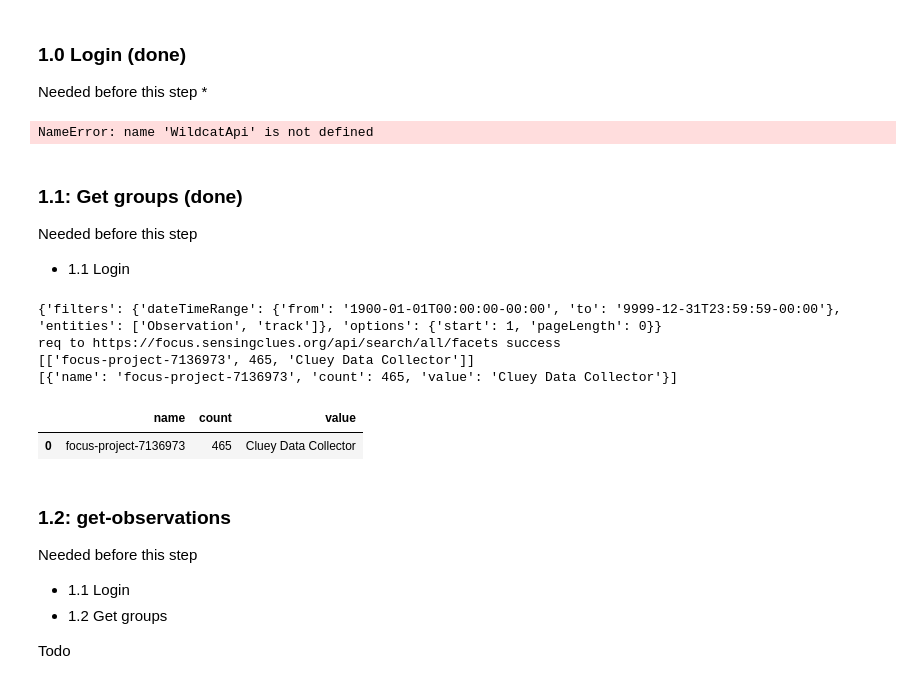
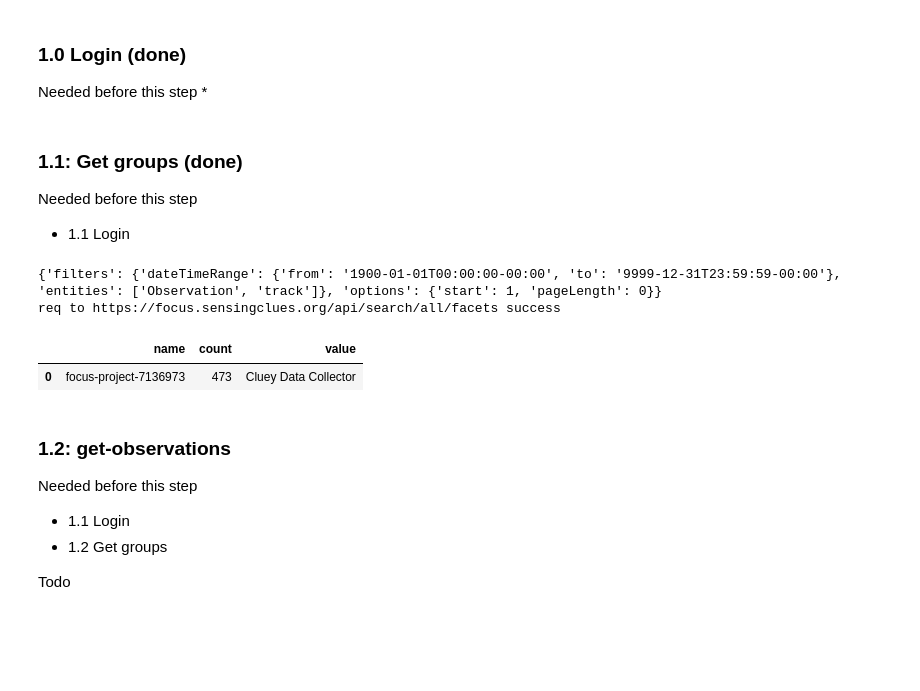
Before and after one commit to SensingClues/wildcat-api-python, a Jupyter notebook: demo_notebook.ipynb, the cells around one changed output. Cells and saved outputs as stored; diff of their text form; code cells hidden in the pictures; blank space fills up the shorter version.

```diff
--- a/demo_notebook.ipynb
+++ b/demo_notebook.ipynb
@@ -38,6 +56,0 @@ username= "jobvancreij"
-# %%
-#store this api_call object
-#This is needed for future calls
-api_call = WildcatApi(username,password)
-# %% [output]
-NameError: name 'WildcatApi' is not defined
@@ -48,16 +65,12 @@ Needed before this step
 * 1.1 Login
 # %%
 info = api_call.get_groups()
-print(info.get_list_values())
-print(info.get_list_dict())
 # %% [output]
 {'filters': {'dateTimeRange': {'from': '1900-01-01T00:00:00-00:00', 'to': '9999-12-31T23:59:59-00:00'}, 'entities': ['Observation', 'track']}, 'options': {'start': 1, 'pageLength': 0}}
 req to https://focus.sensingclues.org/api/search/all/facets success
-[['focus-project-7136973', 465, 'Cluey Data Collector']]
-[{'name': 'focus-project-7136973', 'count': 465, 'value': 'Cluey Data Collector'}]
 # %%
-info.list_to_pd().head()
+info.head()
 # %% [output]
 |  | name | count | value |
-| 0 | focus-project-7136973 | 465 | Cluey Data Collector |
+| 0 | focus-project-7136973 | 473 | Cluey Data Collector |
 # %%
```
Also changed, not shown: parts of 15 cells of this notebook, 14 other files.
